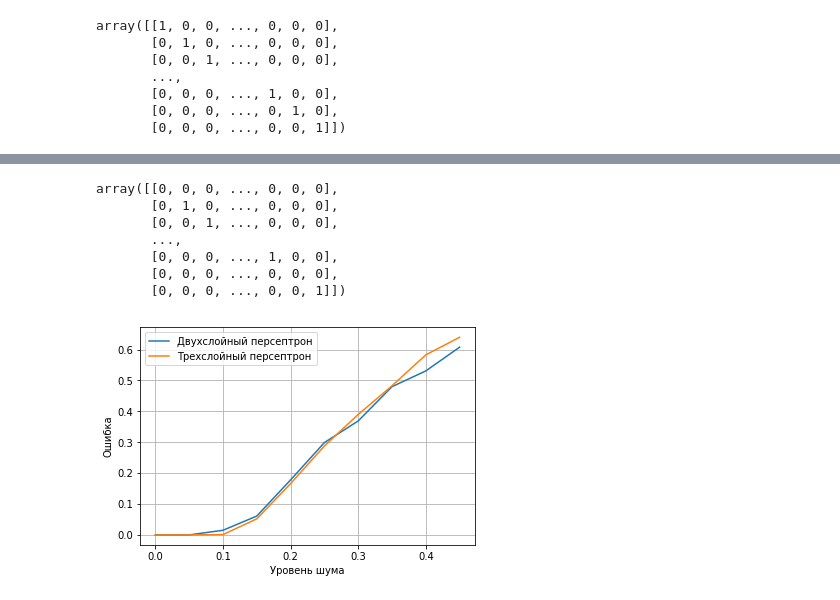
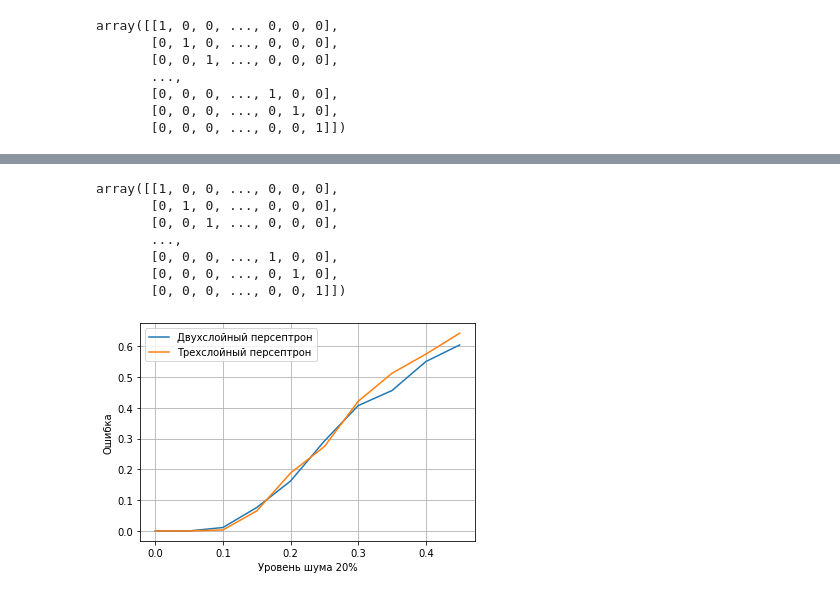
Before and after one commit to ebenezerofori/colabs, a Jupyter notebook: Lab4.ipynb, the cells around one changed output, grey strips where cells are left out. Saved outputs shown, nothing was run; the diff lists cells and outputs as text; code cells hidden in the pictures.

```diff
--- a/Lab4.ipynb
+++ b/Lab4.ipynb
@@ -8,7 +8,7 @@ from sklearn import neural_network as nn
 from sklearn.metrics import confusion_matrix, accuracy_score
 %matplotlib inline
 # %%
-rus_letters = pd.read_csv("русский_пиксельный_алфавит.csv")
+rus_letters = pd.read_csv("/content/русский_пиксельный_алфавит.csv")
 # %%
 rus_vovels = rus_letters[rus_letters.value.isin(['А','Е','И','О','У','Ы','Э','Ю','Я'])].drop("value", axis = 1)
 # %%
@@ -53,7 +53,7 @@ array([[1, 0, 0, ..., 0, 0, 0],
        [0, 0, 0, ..., 0, 1, 0],
        [0, 0, 0, ..., 0, 0, 1]])
 # %%
-err = 0.3
+err = 0.2 # prevous 0.3
 noise_train = train+np.random.normal(0, err, train.shape)
 plotchar(noise_train[5,:])
 # %% [output]
@@ -88,12 +88,12 @@ MLPClassifier(activation='logistic', alpha=0.0001, batch_size='auto',
 # %%
 clf3.predict(train+ np.random.normal(0, err, train.shape))
 # %% [output]
-array([[0, 0, 0, ..., 0, 0, 0],
+array([[1, 0, 0, ..., 0, 0, 0],
        [0, 1, 0, ..., 0, 0, 0],
        [0, 0, 1, ..., 0, 0, 0],
        ...,
        [0, 0, 0, ..., 1, 0, 0],
-       [0, 0, 0, ..., 0, 0, 0],
+       [0, 0, 0, ..., 0, 1, 0],
        [0, 0, 0, ..., 0, 0, 1]])
 # %%
 c1 = np.zeros((32,32))
@@ -115,10 +115,10 @@ for i in terr:
 # %%
 plt.plot(terr, clf1err)
 plt.plot(terr, clf2err)
 plt.grid()
-plt.xlabel('Уровень шума')
+plt.xlabel('Уровень шума 20%')
 plt.ylabel('Ошибка')
 plt.legend(['Двухслойный персептрон','Трехслойный персептрон'])
 plt.show()
 # %% [output]
-[figure, old version]
+[figure, new version]
```
Also changed, not shown: parts of 5 cells of this notebook.
